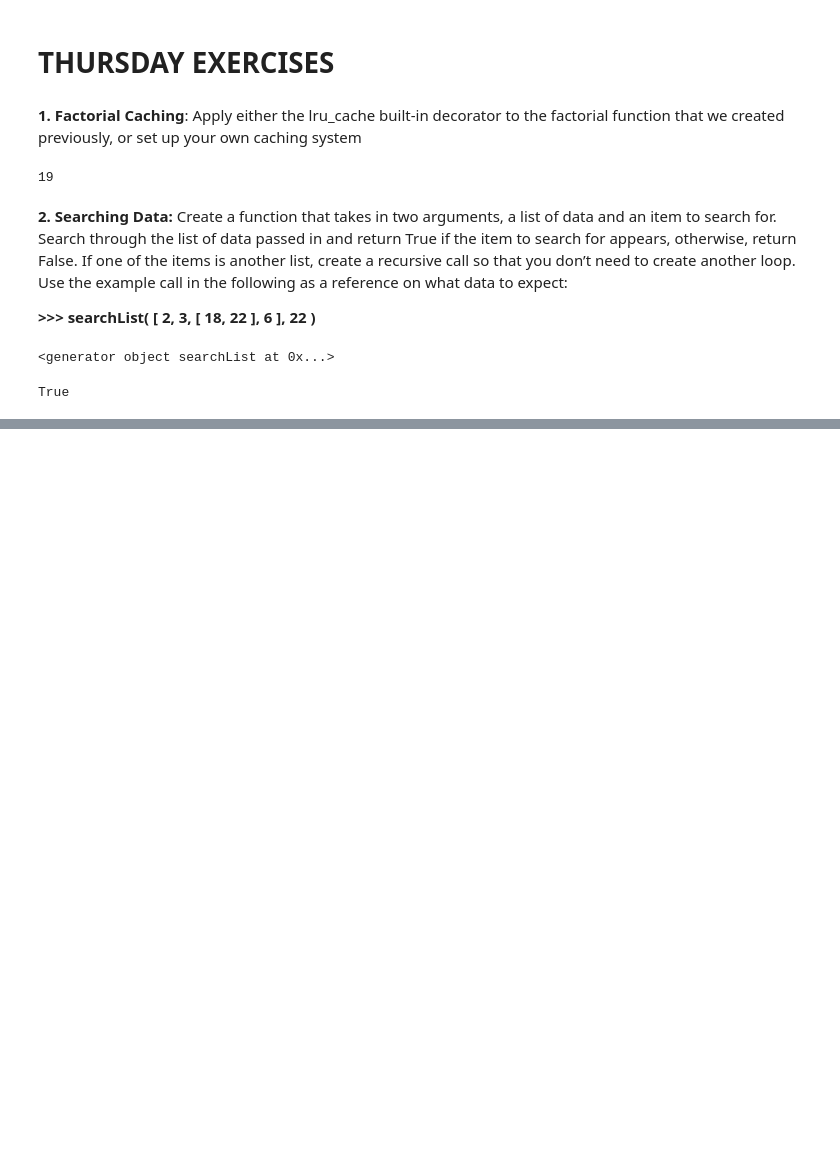
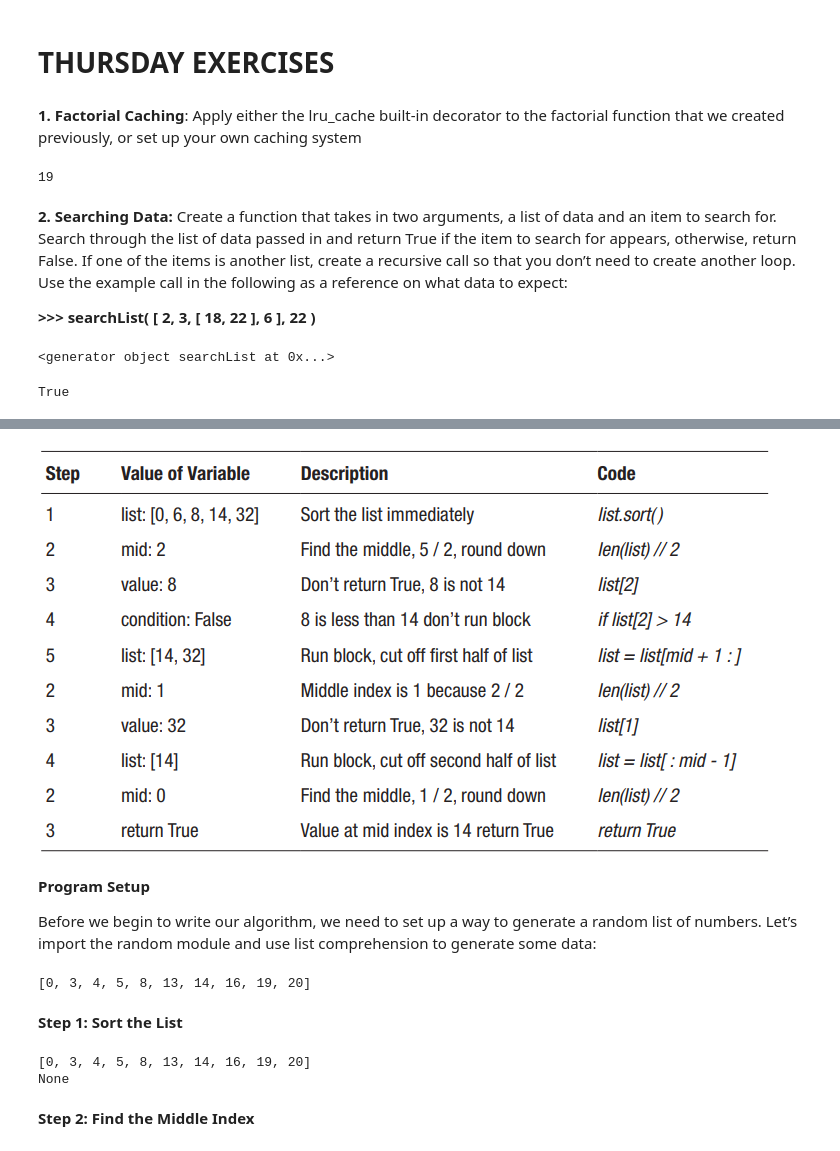
Before and after one commit to python-bootcamp-organization/Python-Bootcamp-101, a Jupyter notebook: Seven_week.ipynb, the cells around one changed output, grey strips where cells are left out. Cells and saved outputs as stored; diff of their text form; code cells hidden in the pictures; blank space fills up the shorter version.

Commit message:
Week7: Friday, Week8: Advanced Topics II

```diff
--- a/Seven_week.ipynb
+++ b/Seven_week.ipynb
@@ -569,0 +597,30 @@ True
+# %%
+Image(filename='images_projects/image_project_week7_BinarySearchExample.png')
+# %% [output]
+[figure, added]
+# %% [markdown]
+**Program Setup**
+
+Before we begin to write our algorithm, we need to set up a way to generate a random list
+of numbers. Let’s import the random module and use list comprehension to generate
+some data:
+# %%
+# setting up imports and generating a list of random numbers to work with
+import random
+nums = [random.randint(0,20) for i in range(10)] # creat a list of ten numbers between 0 and 20
+print(sorted(nums)) # for debugging purposes
+# %% [output]
+[0, 3, 4, 5, 8, 13, 14, 16, 19, 20]
+# %% [markdown]
+**Step 1: Sort the List**
+# %%
+def binarySearch(aList, num):
+    # step 1: sort the list
+    aList.sort()
+print(sorted(nums)) # for debugging purposes
+print(binarySearch(nums, 3))
+# %% [output]
+[0, 3, 4, 5, 8, 13, 14, 16, 19, 20]
+None
+# %% [markdown]
+**Step 2: Find the Middle Index**
```
Also changed, not shown: parts of 22 cells of this notebook, 2 other files.
